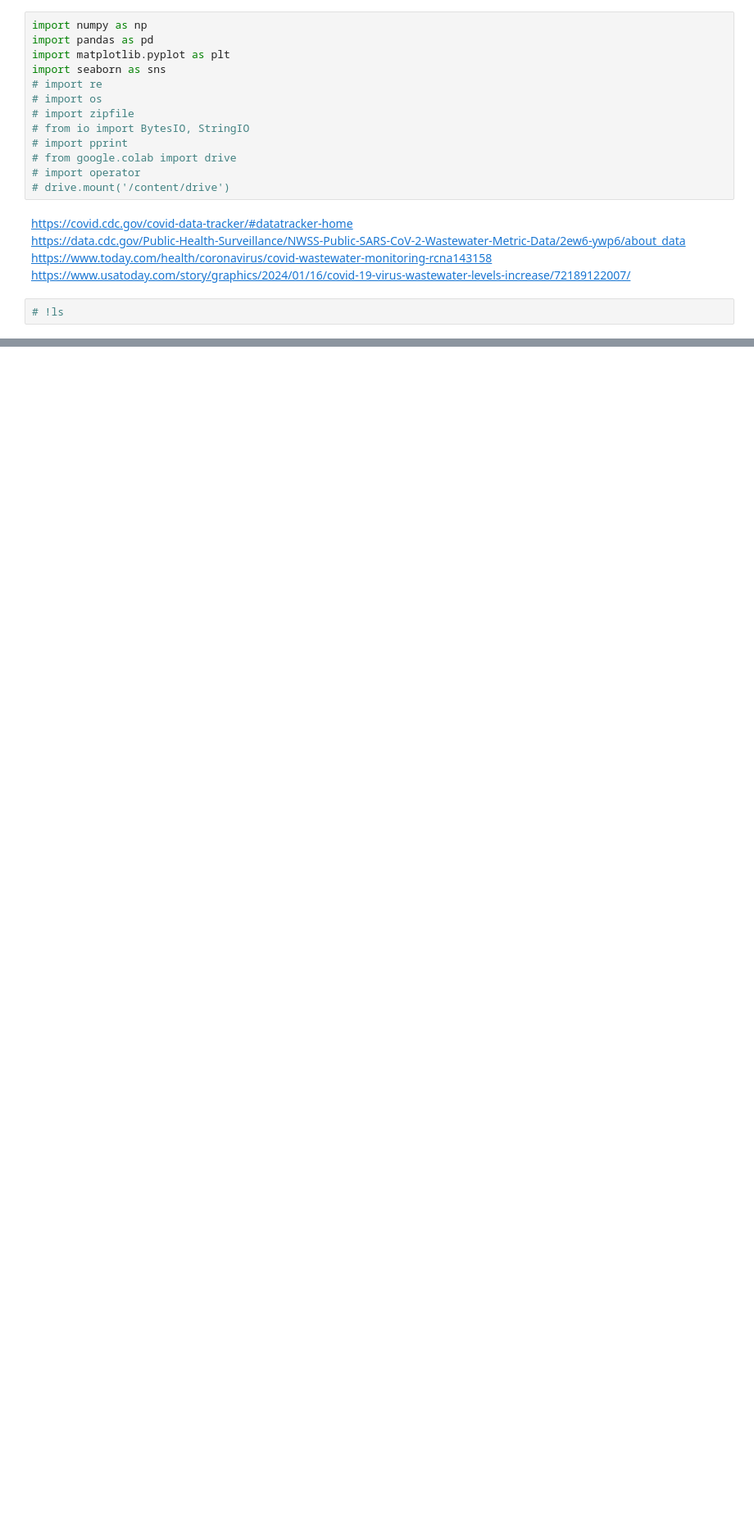
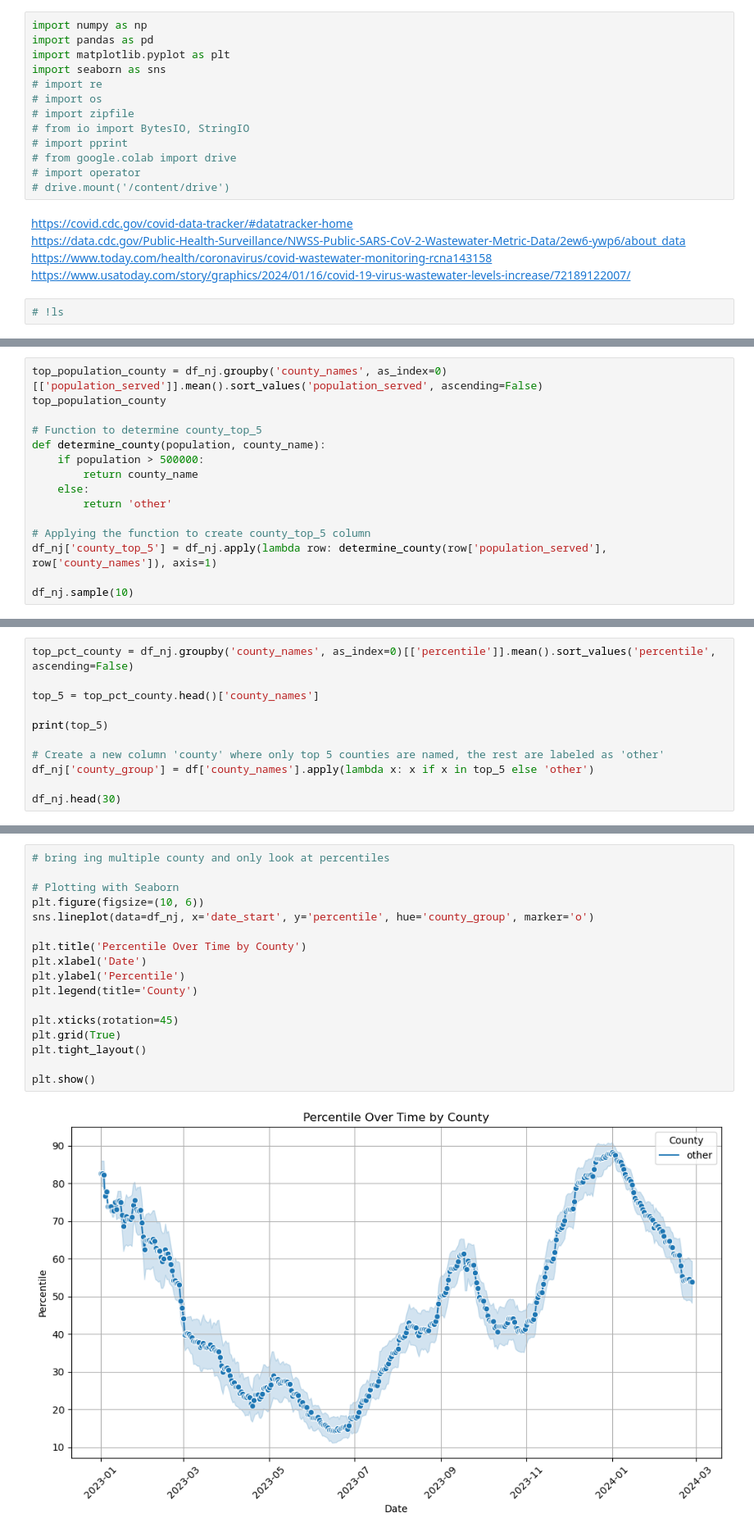
Before and after one commit to chinhenglu/covid_in_2024, a Jupyter notebook: covid.ipynb, the cells around one changed output, grey strips where cells are left out. Shown at 82% size. Saved outputs shown, nothing was run; the diff lists cells and outputs as text; blank space fills up the shorter version.

```diff
--- a/covid.ipynb
+++ b/covid.ipynb
@@ -109,0 +202,15 @@ gb
+# %%
+top_population_county = df_nj.groupby('county_names', as_index=0)[['population_served']].mean().sort_values('population_served', ascending=False)
+top_population_county
+
+# Function to determine county_top_5
+def determine_county(population, county_name):
+    if population > 500000:
+        return county_name
+    else:
+        return 'other'
+
+# Applying the function to create county_top_5 column
+df_nj['county_top_5'] = df_nj.apply(lambda row: determine_county(row['population_served'], row['county_names']), axis=1)
+
+df_nj.sample(10)
@@ -109,0 +229,11 @@ gb
+# %%
+top_pct_county = df_nj.groupby('county_names', as_index=0)[['percentile']].mean().sort_values('percentile', ascending=False)
+
+top_5 = top_pct_county.head()['county_names']
+
+print(top_5)
+
+# Create a new column 'county' where only top 5 counties are named, the rest are labeled as 'other'
+df_nj['county_group'] = df['county_names'].apply(lambda x: x if x in top_5 else 'other')
+
+df_nj.head(30)
@@ -109,0 +264,19 @@ gb
+# %%
+# bring ing multiple county and only look at percentiles
+
+# Plotting with Seaborn
+plt.figure(figsize=(10, 6))
+sns.lineplot(data=df_nj, x='date_start', y='percentile', hue='county_group', marker='o')
+
+plt.title('Percentile Over Time by County')
+plt.xlabel('Date')
+plt.ylabel('Percentile')
+plt.legend(title='County')
+
+plt.xticks(rotation=45)
+plt.grid(True)
+plt.tight_layout()
+
+plt.show()
+# %% [output]
+[figure, added]
```
Also changed, not shown: parts of 17 cells of this notebook.
